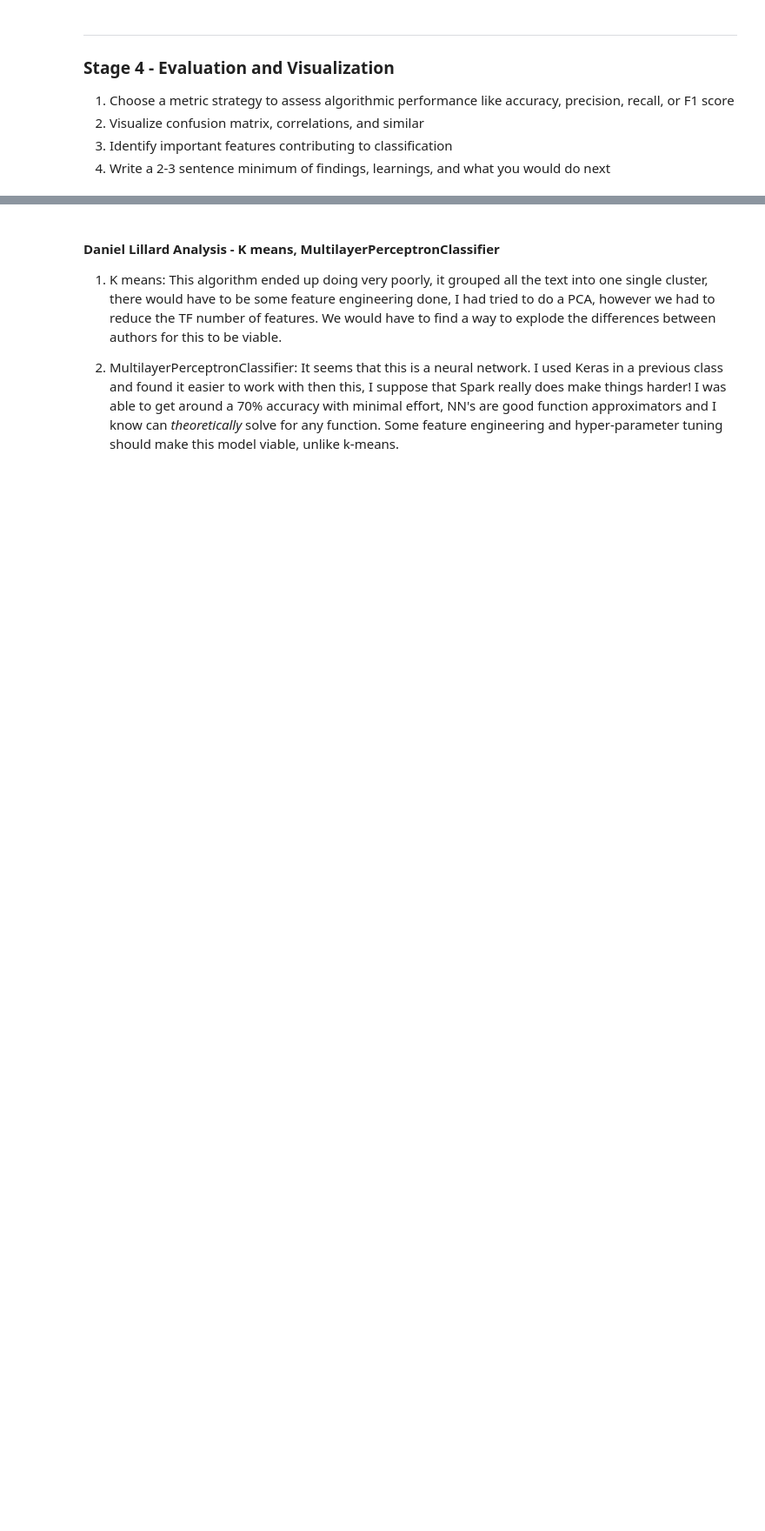
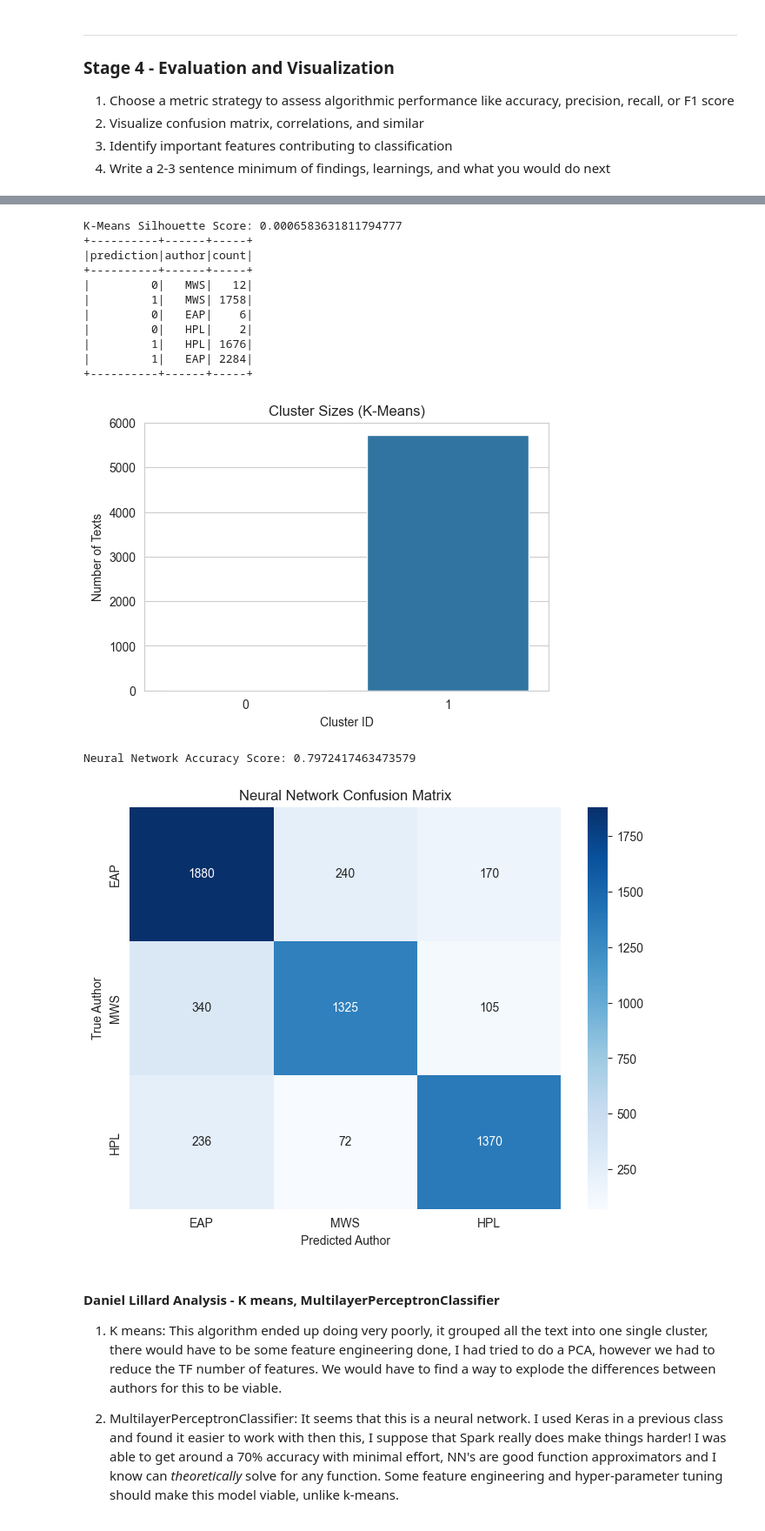
Before and after one commit to alonergan/COSC526_Module5_GroupProject, a Jupyter notebook: code_6_of_10_data_mine_group13.ipynb, the cells around one changed output, grey strips where cells are left out. Shown at 87% size. Saved outputs shown, nothing was run; the diff lists cells and outputs as text; code cells hidden in the pictures; blank space fills up the shorter version.

```diff
--- a/code_6_of_10_data_mine_group13.ipynb
+++ b/code_6_of_10_data_mine_group13.ipynb
@@ -595,34 +644,49 @@ cluster_author_counts.show()
 
 # Plot cluster sizes
 cluster_counts_pd = km_test_predictions.groupBy("prediction").count().toPandas()
 plt.figure(figsize=(6, 4))
 sns.barplot(data=cluster_counts_pd, x="prediction", y="count")
 plt.title("Cluster Sizes (K-Means)")
 plt.xlabel("Cluster ID")
 plt.ylabel("Number of Texts")
 plt.show()
 
 
 # ----------------- Neural Network ---------------------------
 
 test_data_nn = test_data.drop('label')
-nn_test_predictions = nn_model.transform(test_data)
+nn_test_predictions = nn_model.transform(test_data_nn)
 
 nn_evaluator = MulticlassClassificationEvaluator(labelCol='label', predictionCol='prediction', metricName='f1')
 acc_score = nn_evaluator.evaluate(nn_test_predictions)
 print(f"Neural Network Accuracy Score: {acc_score}")
 
 # Get confusion matrix
 nn_test_predictions = nn_test_predictions.select('label', 'prediction').toPandas()
 nn_conf_mat = confusion_matrix(nn_test_predictions['label'], nn_test_predictions['prediction'])
 
 # Plot confusion matrix
 plt.figure(figsize=(8, 6))
 sns.heatmap(nn_conf_mat, annot=True, fmt='d', cmap='Blues', xticklabels=label_mapping, yticklabels=label_mapping)
 plt.title("Neural Network Confusion Matrix")
 plt.xlabel("Predicted Author")
 plt.ylabel("True Author")
 plt.show()
+# %% [output]
+K-Means Silhouette Score: 0.0006583631811794777
++----------+------+-----+
+|prediction|author|count|
++----------+------+-----+
+|         0|   MWS|   12|
+|         1|   MWS| 1758|
+|         0|   EAP|    6|
+|         0|   HPL|    2|
+|         1|   HPL| 1676|
+|         1|   EAP| 2284|
++----------+------+-----+
+[figure, added]
+Neural Network Accuracy Score: 0.7972417463473579
+[figure, added]
 # %% [markdown]
 #### Daniel Lillard Analysis - K means, MultilayerPerceptronClassifier
 
```
Also changed, not shown: parts of 10 cells of this notebook, 2 other files.
